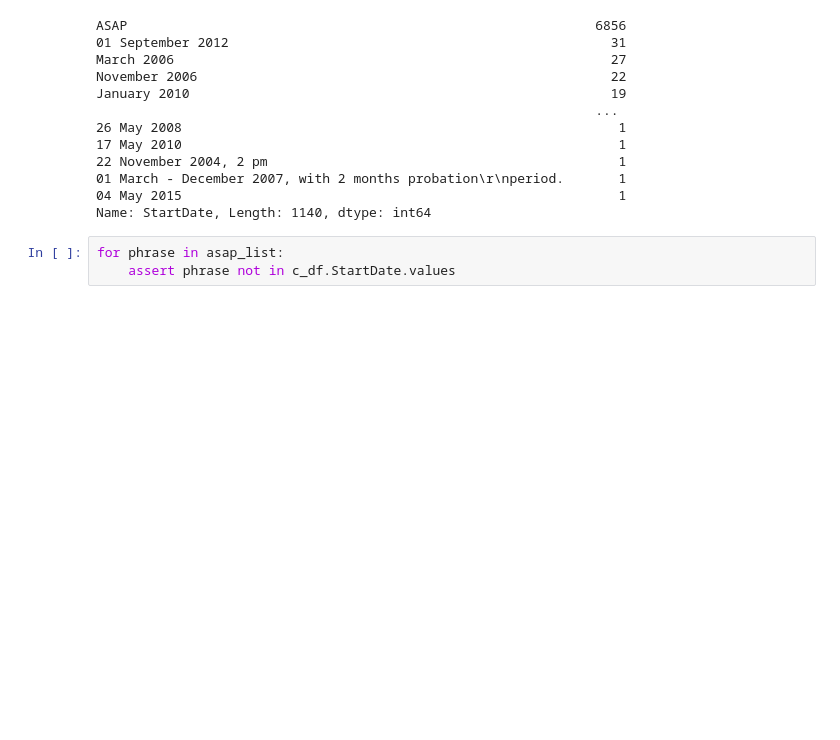
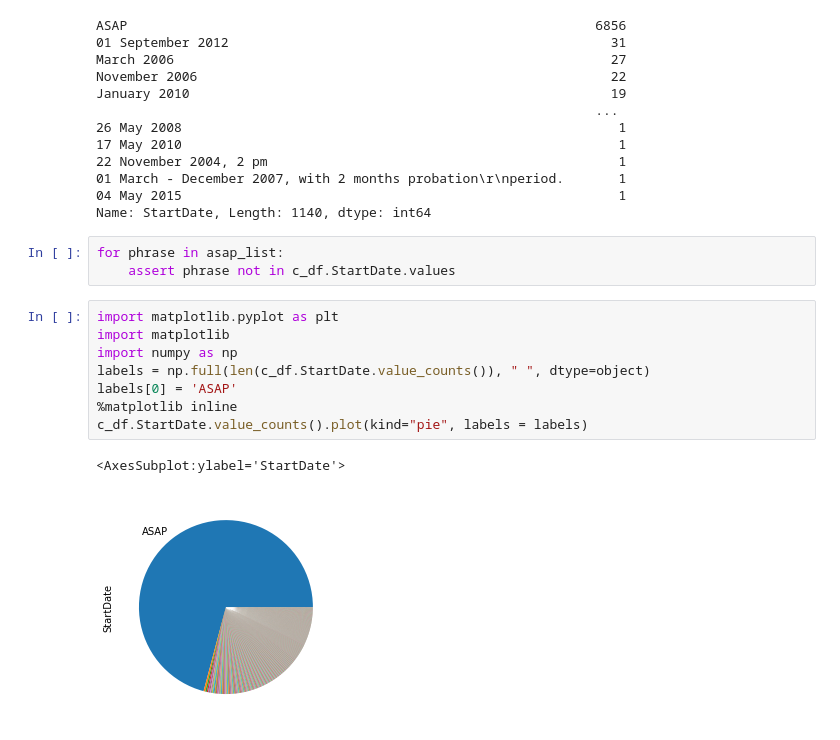
Before and after one commit to Siphra/udacityprojects, a Jupyter notebook: ipy files from classes/data-wrangling-template.ipynb, the cells around one changed output. Saved outputs shown, nothing was run; the diff lists cells and outputs as text; blank space fills up the shorter version.

```diff
--- a/ipy files from classes/data-wrangling-template.ipynb
+++ b/ipy files from classes/data-wrangling-template.ipynb
@@ -175,3 +175,14 @@ Name: StartDate, Length: 1140, dtype: int64
 # %%
 for phrase in asap_list:
     assert phrase not in c_df.StartDate.values
+# %%
+import matplotlib.pyplot as plt
+import matplotlib
+import numpy as np
+labels = np.full(len(c_df.StartDate.value_counts()), " ", dtype=object)
+labels[0] = 'ASAP'
+%matplotlib inline
+c_df.StartDate.value_counts().plot(kind="pie", labels = labels)
+# %% [output]
+<AxesSubplot:ylabel='StartDate'>
+[figure, added]
```
